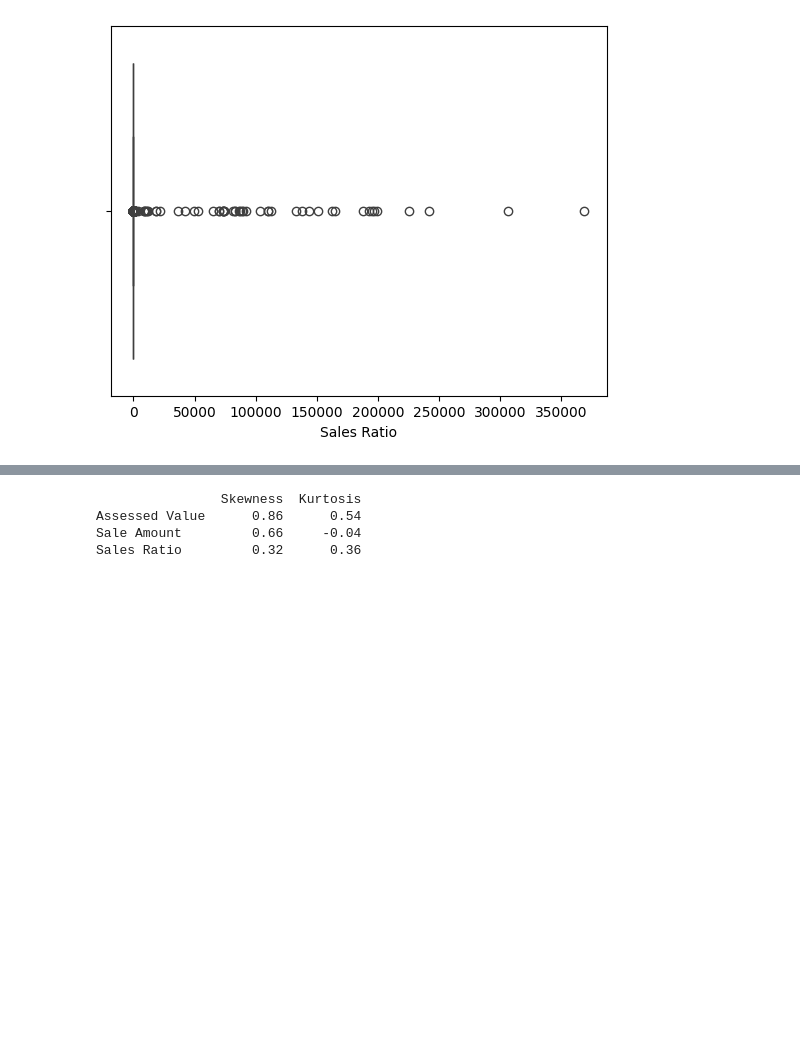
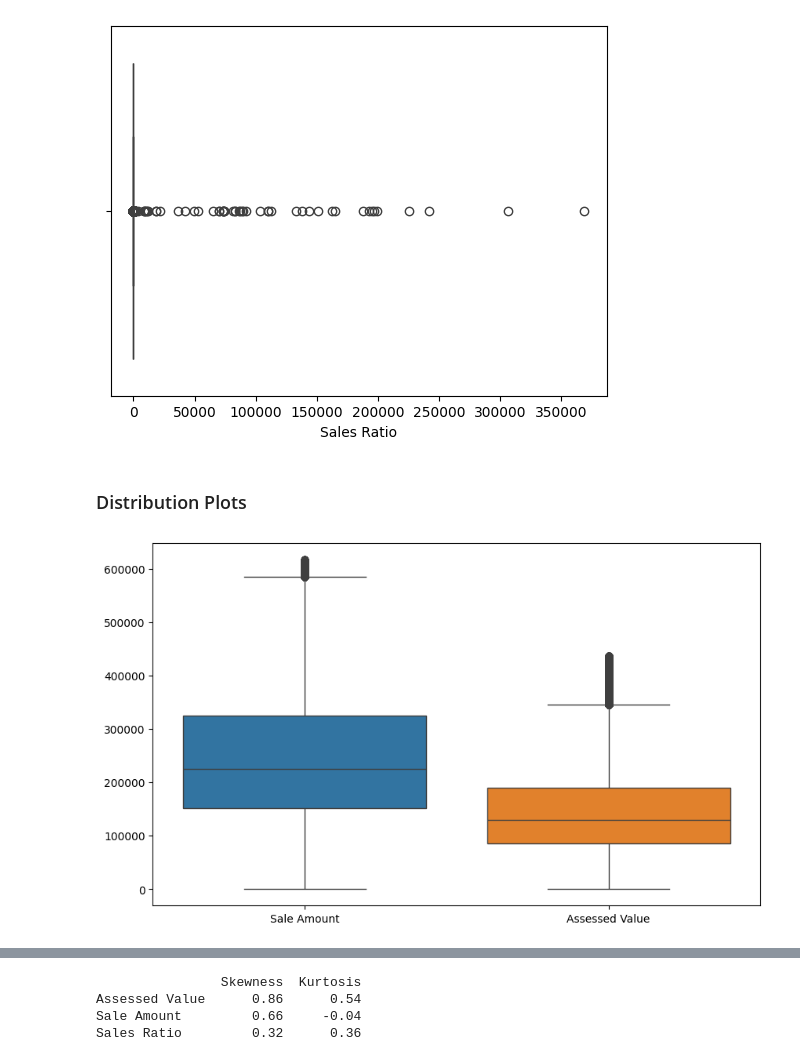
Before and after one commit to maidinh2409/Real-Estate-Sales-Analysis, a Jupyter notebook: Real Estate Sales 2001 - 2023.ipynb, the cells around one changed output, grey strips where cells are left out. Drawn from its saved outputs; the diff is of its cells as text; code cells hidden in the pictures; blank space fills up the shorter version.

```diff
--- a/Real Estate Sales 2001 - 2023.ipynb
+++ b/Real Estate Sales 2001 - 2023.ipynb
@@ -460 +379,10 @@ dataset = dataset.drop(dropped_index_1)
+# %% [markdown]
+### Distribution Plots
+# %%
+data = dataset[['Sale Amount', 'Assessed Value']]
+plt.figure(figsize=(10, 6))
+sns.boxplot(data=data)
+plt.show()
+# %% [output]
+[figure, added]
 # %%
```
Also changed, not shown: parts of 95 cells of this notebook.
